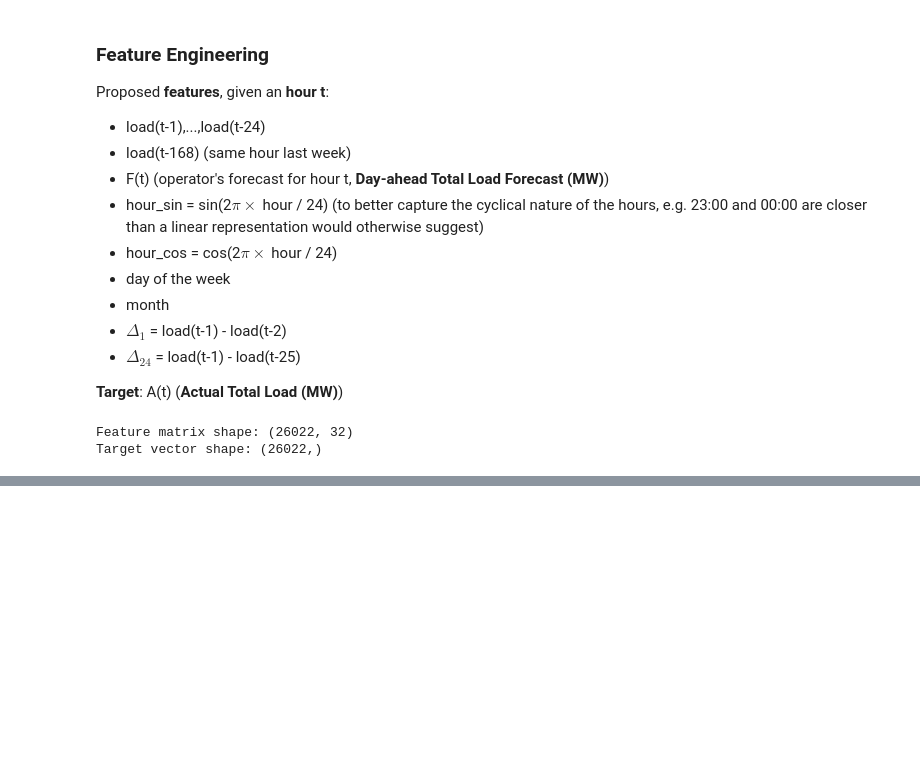
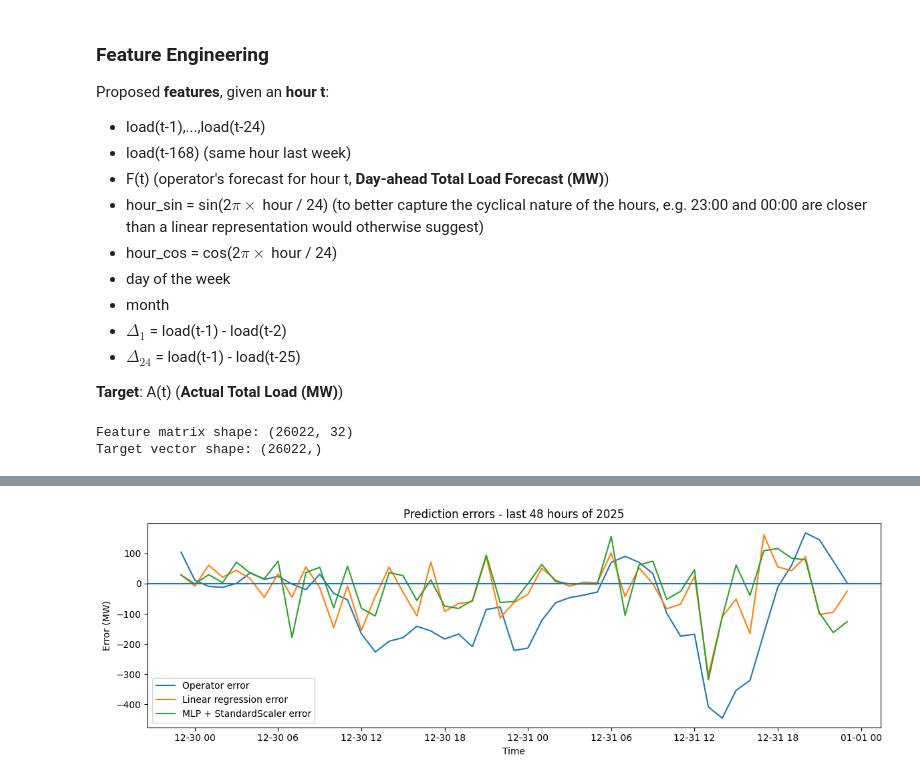
Before and after one commit to MaiaMarin/Electricity-Load-Forecasting, a Jupyter notebook: electricity_forecast.ipynb, the cells around one changed output, grey strips where cells are left out. Saved outputs shown, nothing was run; the diff lists cells and outputs as text; code cells hidden in the pictures; blank space fills up the shorter version.

```diff
--- a/electricity_forecast.ipynb
+++ b/electricity_forecast.ipynb
@@ -172,0 +236,19 @@ Target vector shape: (26022,)
+# %%
+from sklearn.neural_network import MLPRegressor
+mlp = MLPRegressor(
+    hidden_layer_sizes=(64,32),
+    activation="relu",
+    max_iter=500,
+    random_state=13
+)
+
+mlp.fit(X_train, y_train)
+
+y_pred_mlp = mlp.predict(X_test)
+
+mae_mlp = mean_absolute_error(y_test, y_pred_mlp)
+rmse_mlp = np.sqrt(mean_squared_error(y_test, y_pred_mlp))
+
+print("Multilayer Perceptron Regressor")
+print("MAE: ", mae_mlp)
+print("RMSE: ",rmse_mlp)
@@ -172,0 +340,32 @@ Target vector shape: (26022,)
+# %%
+import matplotlib.pyplot as plt
+
+end_date = X_test.index.max()
+start_date = end_date - pd.Timedelta(hours=48)
+
+mask = (X_test.index >= start_date) & (X_test.index <= end_date)
+
+X_vis = X_test.loc[mask]
+y_vis = y_test.loc[mask]
+
+y_op_vis = X_vis["forecast"]
+y_lin_vis = lin.predict(X_vis)
+y_mlp_vis = mlp_scaled.predict(X_vis)
+
+err_op = y_op_vis - y_vis
+err_lin = y_lin_vis - y_vis
+err_mlp = y_mlp_vis - y_vis
+
+plt.figure(figsize=(12,4))
+plt.plot(y_vis.index, err_op, label="Operator error")
+plt.plot(y_vis.index, err_lin, label="Linear regression error")
+plt.plot(y_vis.index, err_mlp, label="MLP + StandardScaler error")
+plt.axhline(0)
+plt.title("Prediction errors - last 48 hours of 2025")
+plt.xlabel("Time")
+plt.ylabel("Error (MW)")
+plt.legend()
+plt.tight_layout()
+plt.show()
+# %% [output]
+[figure, added]
```
Also changed, not shown: parts of 14 cells of this notebook.
